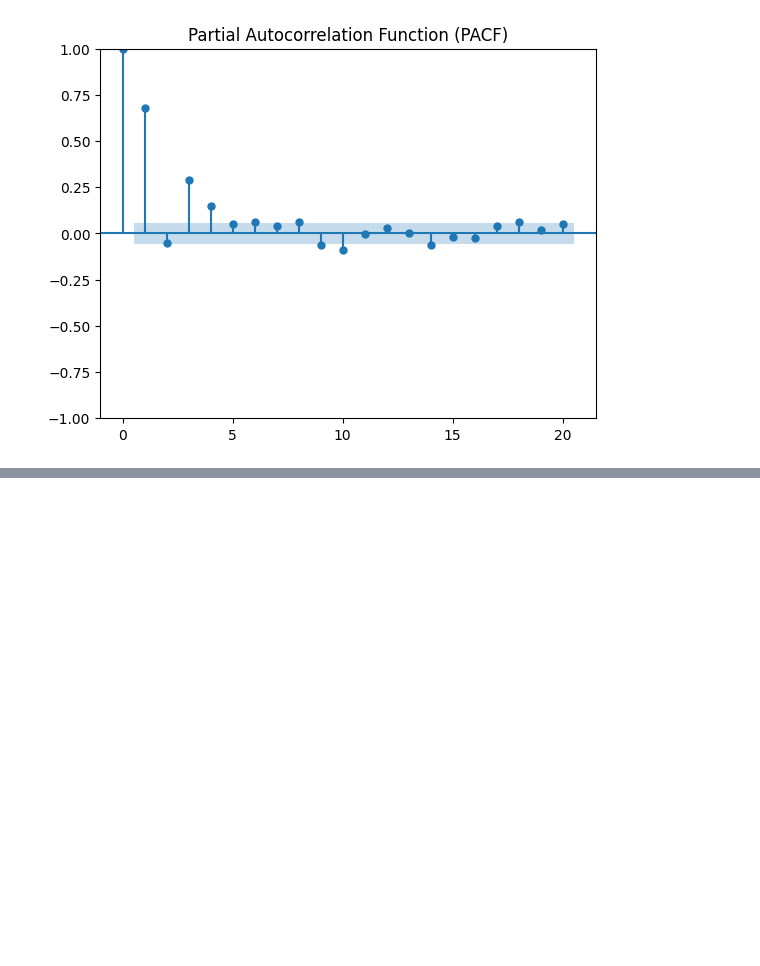
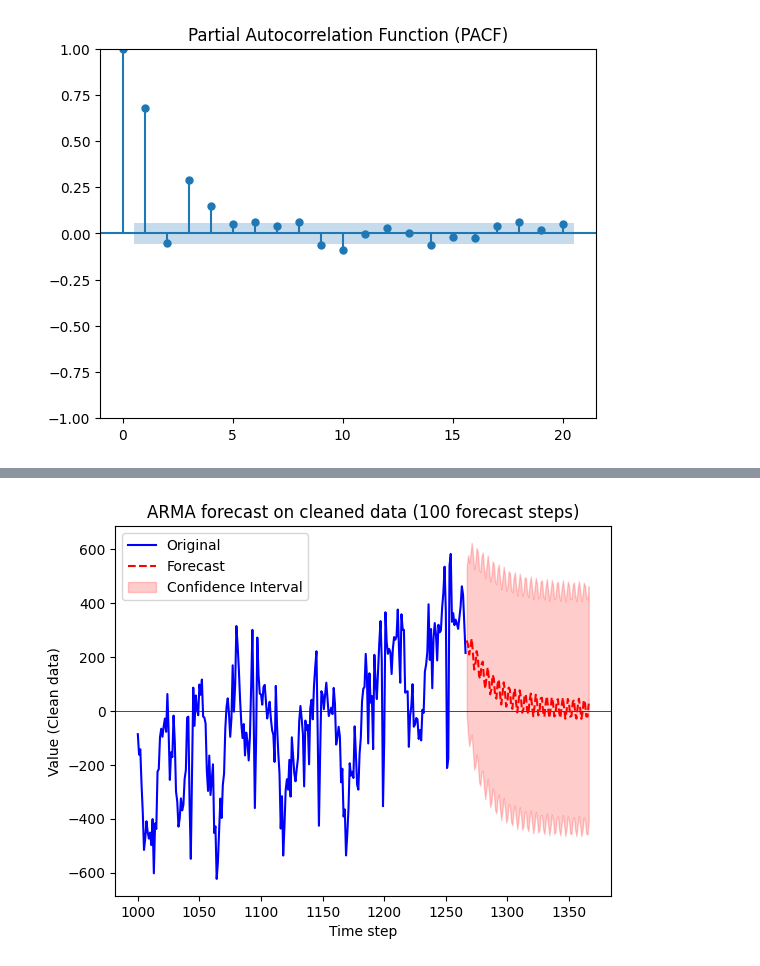
Before and after one commit to anza4662/TS-project, a Jupyter notebook: notebook.ipynb, the cells around one changed output, grey strips where cells are left out. Drawn from its saved outputs; the diff is of its cells as text; code cells hidden in the pictures; blank space fills up the shorter version.

```diff
--- a/notebook.ipynb
+++ b/notebook.ipynb
@@ -70,0 +121,21 @@ plt.show()
+# %%
+forcast_data = results.get_forecast(100)
+conf = forcast_data.conf_int()
+
+lower_conf = conf[:, 0]
+upper_conf = conf[:, 1]
+
+a = len(campy_clean[1000:])
+b = len(forcast_data.predicted_mean)
+
+plt.axhline(0, color="black", linewidth=0.5)
+plt.plot(range(1000, 1000 + a), campy_clean[1000:], "b", label="Original")
+plt.plot(range(1000 + a, 1000 + a+b), forcast_data.predicted_mean, "r--", label="Forecast")
+plt.fill_between(range(1000 + a, 1000 + a+b), lower_conf, upper_conf, color="r", label="Confidence Interval", alpha=.2)
+plt.legend()
+plt.ylabel("Value (Clean data)")
+plt.xlabel("Time step")
+plt.title("ARMA forecast on cleaned data (100 forecast steps)")
+plt.show()
+# %% [output]
+[figure, added]
```
Also changed, not shown: parts of 3 cells of this notebook, 4 other files.
